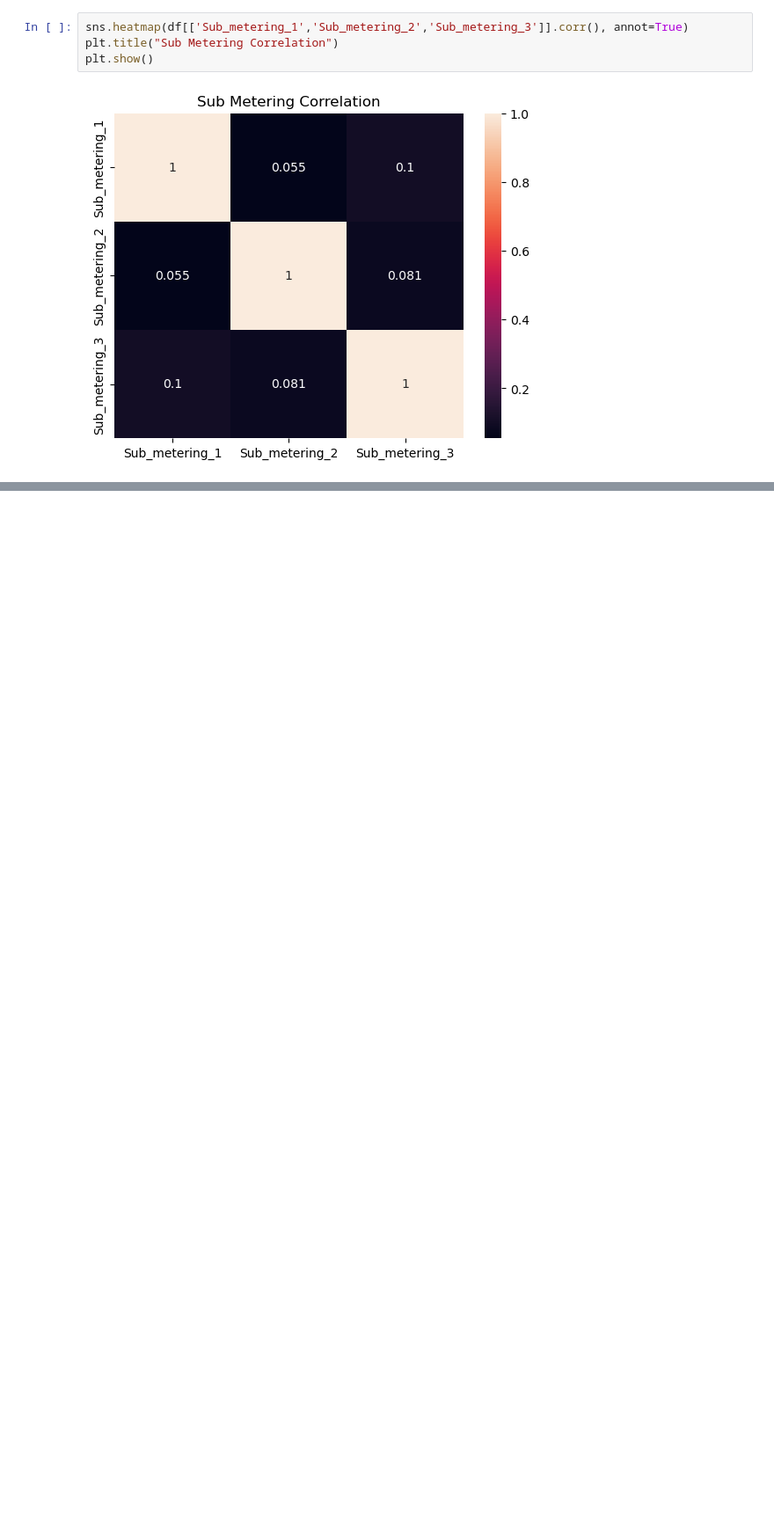
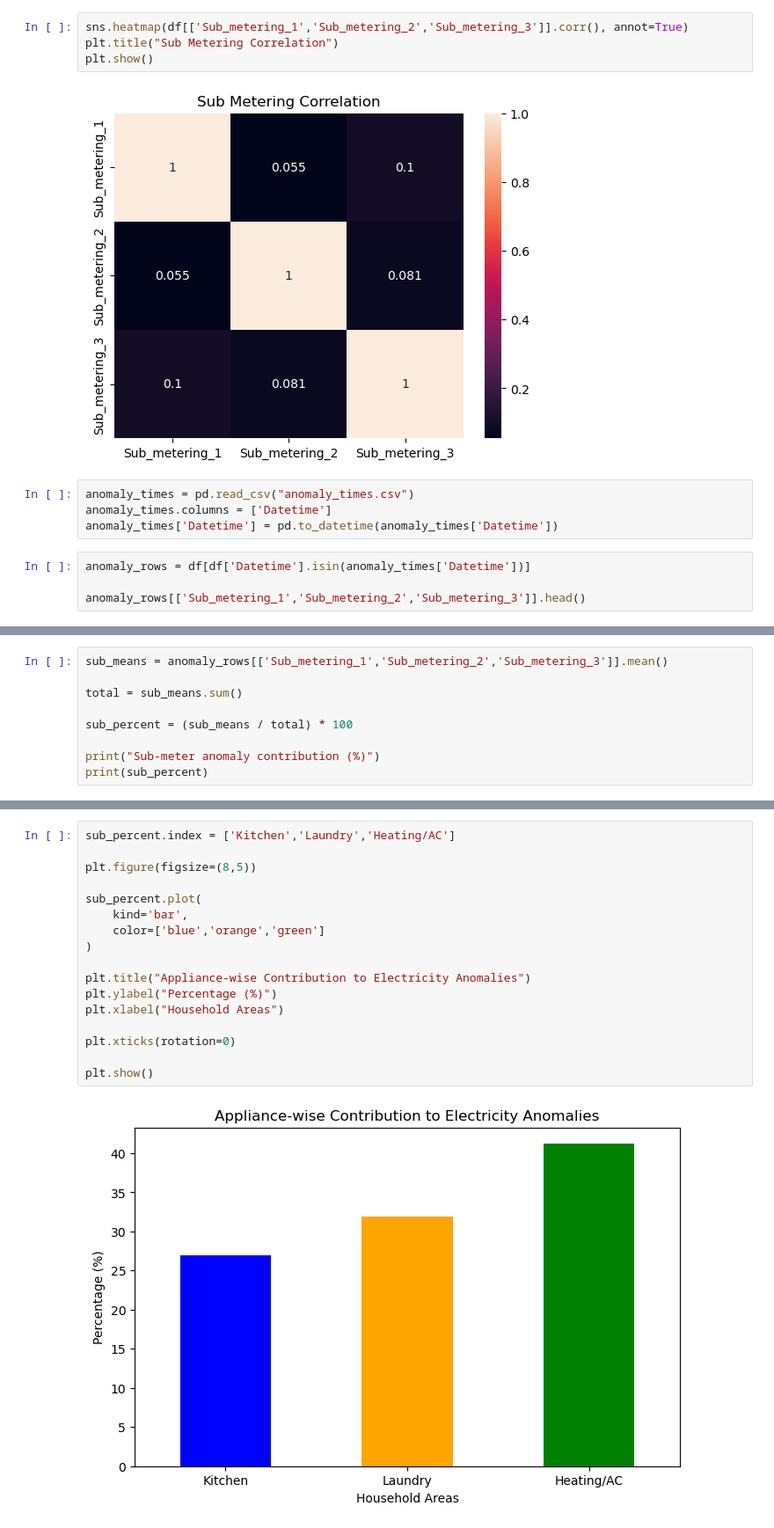
Before and after one commit to yasminsheikh3125/AnomaxR, a Jupyter notebook: Anomax/sub_metering_analysis.ipynb, the cells around one changed output, grey strips where cells are left out. Shown at 88% size. Drawn from its saved outputs; the diff is of its cells as text; blank space fills up the shorter version.

Commit message:
Sub Metering Analysis Completed

```diff
--- a/Anomax/sub_metering_analysis.ipynb
+++ b/Anomax/sub_metering_analysis.ipynb
@@ -66,3 +66,11 @@ plt.title("Sub Metering Correlation")
 plt.show()
 # %% [output]
 [figure]
+# %%
+anomaly_times = pd.read_csv("anomaly_times.csv")
+anomaly_times.columns = ['Datetime']
+anomaly_times['Datetime'] = pd.to_datetime(anomaly_times['Datetime'])
+# %%
+anomaly_rows = df[df['Datetime'].isin(anomaly_times['Datetime'])]
+
+anomaly_rows[['Sub_metering_1','Sub_metering_2','Sub_metering_3']].head()
@@ -68,0 +84,9 @@ plt.show()
+# %%
+sub_means = anomaly_rows[['Sub_metering_1','Sub_metering_2','Sub_metering_3']].mean()
+
+total = sub_means.sum()
+
+sub_percent = (sub_means / total) * 100
+
+print("Sub-meter anomaly contribution (%)")
+print(sub_percent)
@@ -68,0 +99,19 @@ plt.show()
+# %%
+sub_percent.index = ['Kitchen','Laundry','Heating/AC']
+
+plt.figure(figsize=(8,5))
+
+sub_percent.plot(
+    kind='bar',
+    color=['blue','orange','green']
+)
+
+plt.title("Appliance-wise Contribution to Electricity Anomalies")
+plt.ylabel("Percentage (%)")
+plt.xlabel("Household Areas")
+
+plt.xticks(rotation=0)
+
+plt.show()
+# %% [output]
+[figure, added]
```
Also changed, not shown: parts of 4 cells of this notebook.
